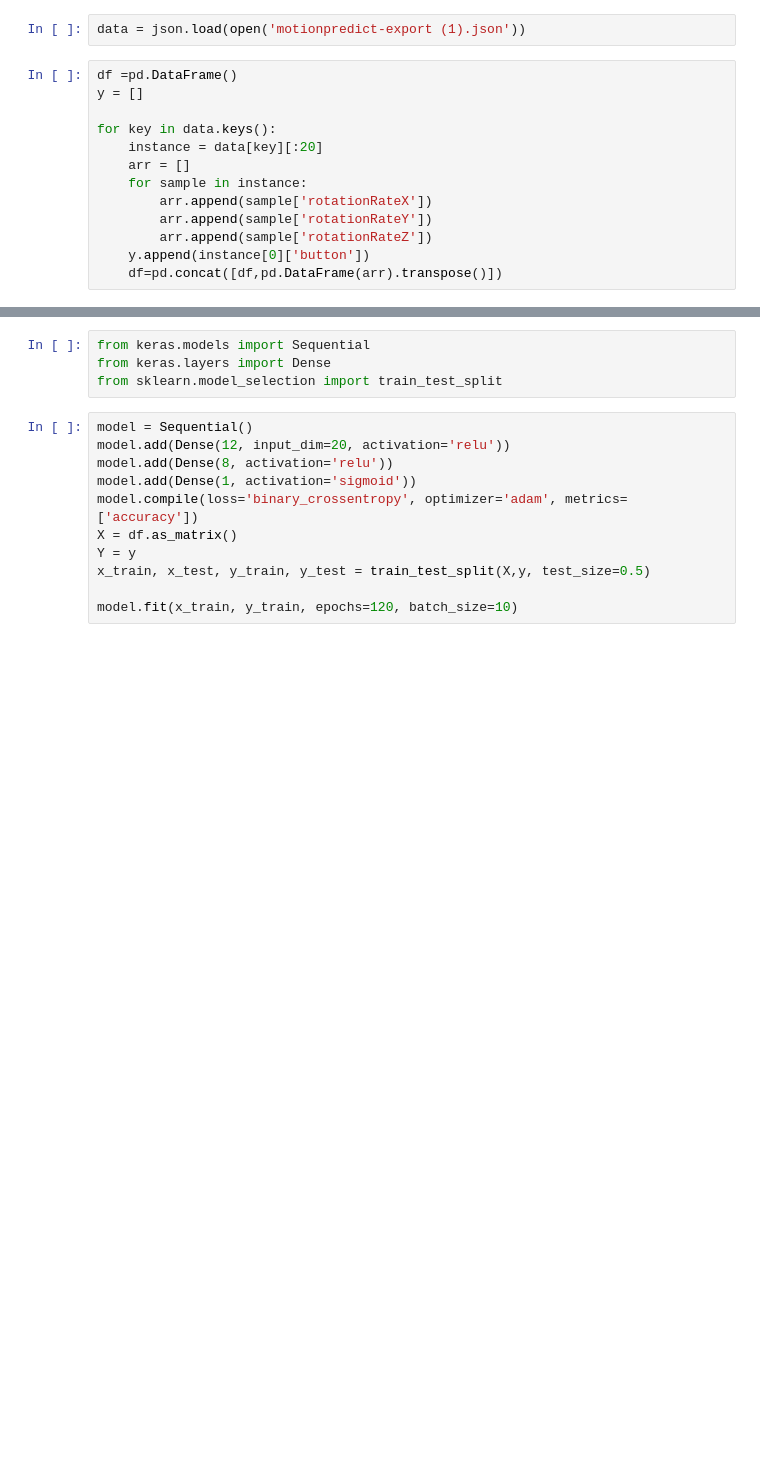
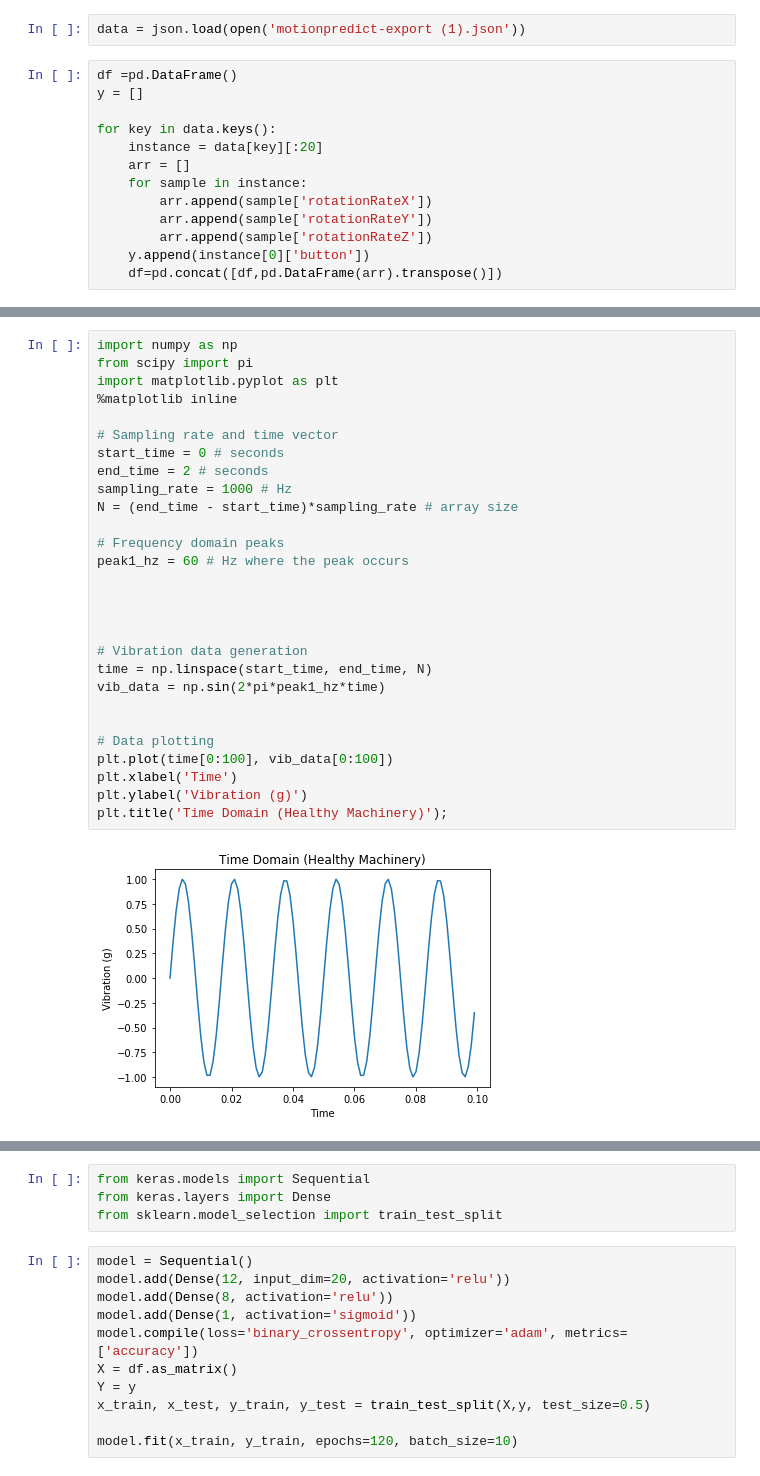
Before and after one commit to tripzone/accelorometerML, a Jupyter notebook: mlEngine/accelero.ipynb, the cells around one changed output, grey strips where cells are left out. Cells and saved outputs as stored; diff of their text form; blank space fills up the shorter version.

```diff
--- a/mlEngine/accelero.ipynb
+++ b/mlEngine/accelero.ipynb
@@ -51,0 +74,30 @@ See the caveats in the documentation: http://pandas.pydata.org/pandas-docs/stabl
+# %%
+import numpy as np
+from scipy import pi
+import matplotlib.pyplot as plt
+%matplotlib inline
+
+# Sampling rate and time vector
+start_time = 0 # seconds
+end_time = 2 # seconds
+sampling_rate = 1000 # Hz
+N = (end_time - start_time)*sampling_rate # array size
+
+# Frequency domain peaks
+peak1_hz = 60 # Hz where the peak occurs
+
+
+
+
+# Vibration data generation
+time = np.linspace(start_time, end_time, N)
+vib_data = np.sin(2*pi*peak1_hz*time)
+
+
+# Data plotting
+plt.plot(time[0:100], vib_data[0:100])
+plt.xlabel('Time')
+plt.ylabel('Vibration (g)')
+plt.title('Time Domain (Healthy Machinery)');
+# %% [output]
+[figure, added]
```
Also changed, not shown: parts of 15 cells of this notebook, 4 other files.
